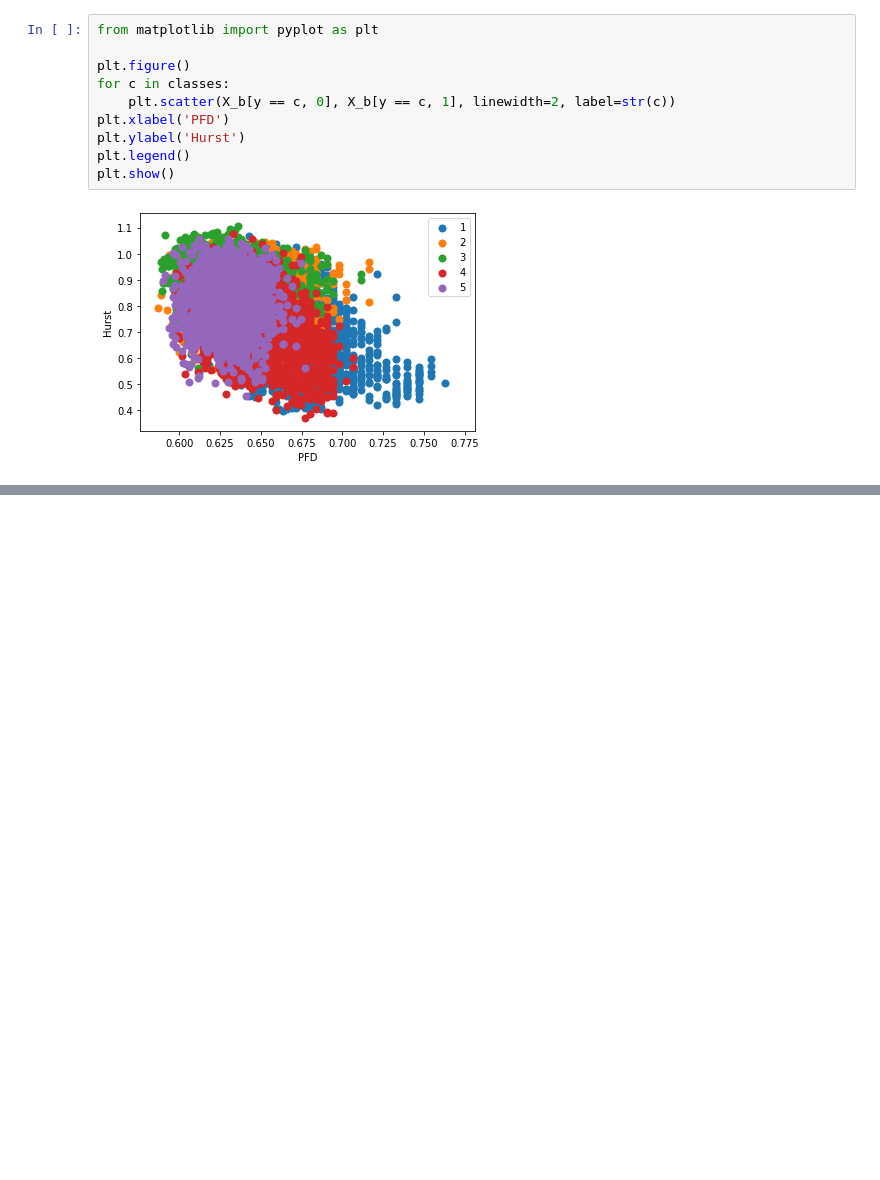
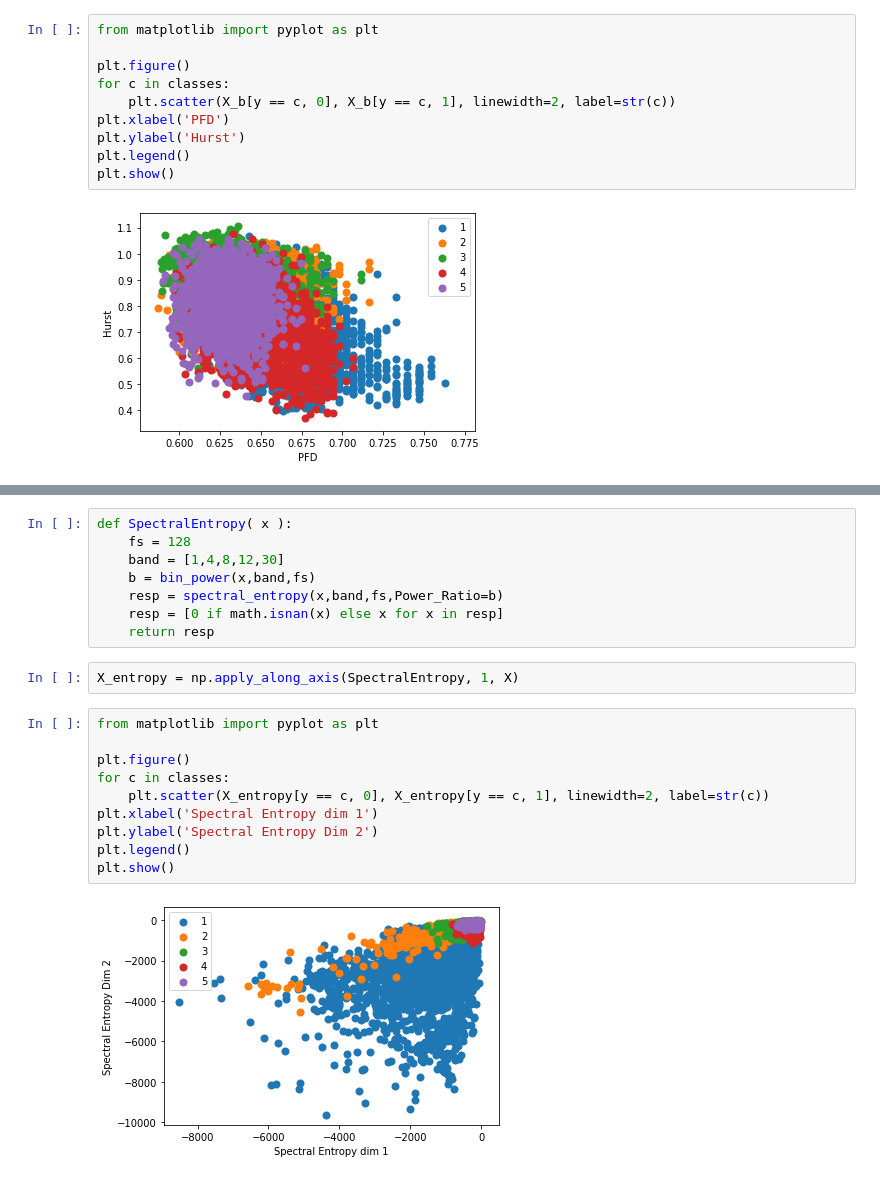
Before and after one commit to carolineh101/cs229-epilepsy, a Jupyter notebook: feature_engineering.ipynb, the cells around one changed output, grey strips where cells are left out. Drawn from its saved outputs; the diff is of its cells as text; blank space fills up the shorter version.

```diff
--- a/feature_engineering.ipynb
+++ b/feature_engineering.ipynb
@@ -58,0 +70,22 @@ plt.show()
+# %%
+def SpectralEntropy( x ):
+    fs = 128
+    band = [1,4,8,12,30]
+    b = bin_power(x,band,fs)
+    resp = spectral_entropy(x,band,fs,Power_Ratio=b)
+    resp = [0 if math.isnan(x) else x for x in resp]
+    return resp
+# %%
+X_entropy = np.apply_along_axis(SpectralEntropy, 1, X)
+# %%
+from matplotlib import pyplot as plt
+
+plt.figure()
+for c in classes:
+    plt.scatter(X_entropy[y == c, 0], X_entropy[y == c, 1], linewidth=2, label=str(c))
+plt.xlabel('Spectral Entropy dim 1')
+plt.ylabel('Spectral Entropy Dim 2')
+plt.legend()
+plt.show()
+# %% [output]
+[figure, added]
```
Also changed, not shown: parts of 21 cells of this notebook, 2 other files.
